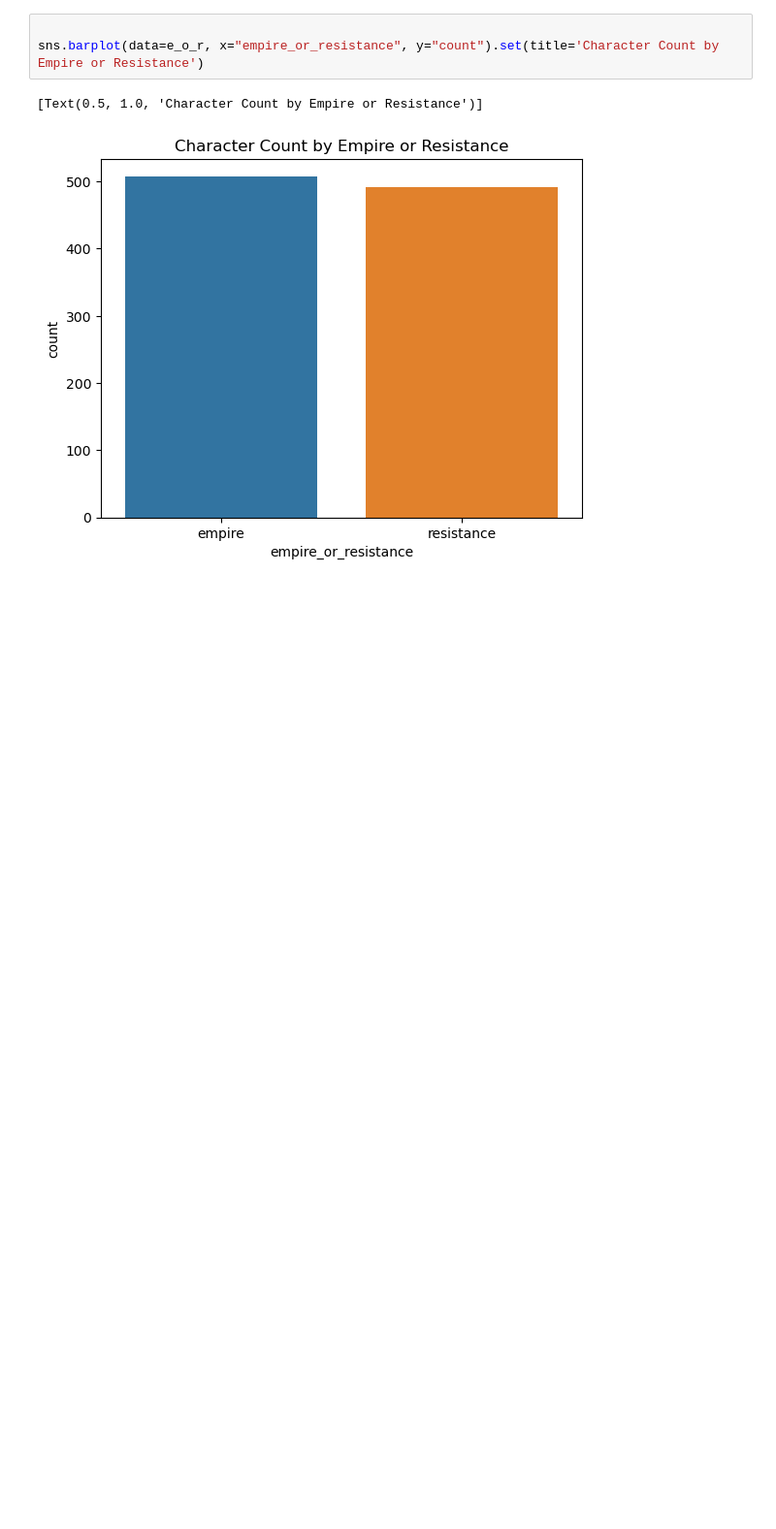
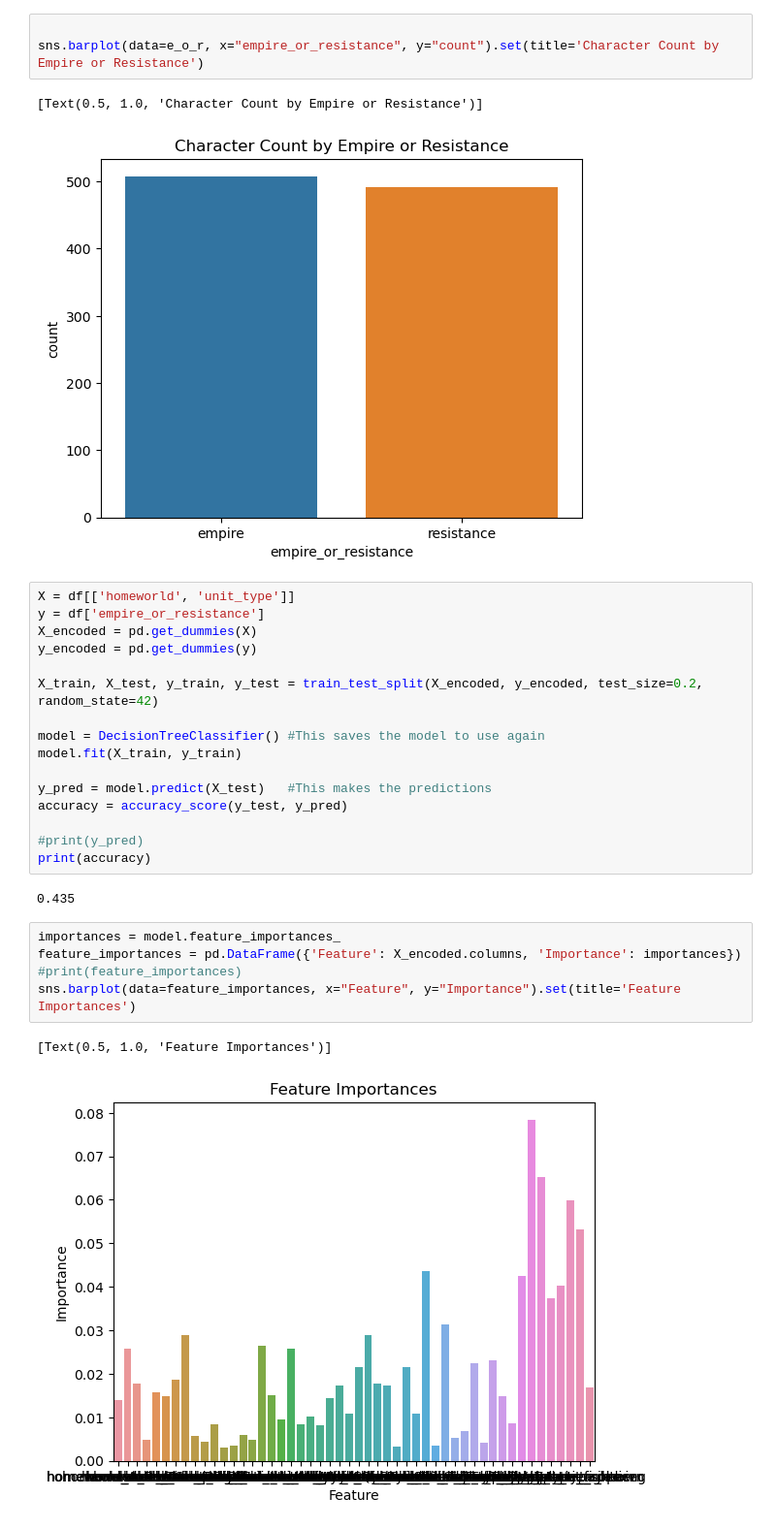
Before and after one commit to rahulkiefer/EDP_Guided_Project_3, a Jupyter notebook: model_creation.ipynb, the cells around one changed output. Shown at 97% size. Saved outputs shown, nothing was run; the diff lists cells and outputs as text; blank space fills up the shorter version.

Commit message:
created model

```diff
--- a/model_creation.ipynb
+++ b/model_creation.ipynb
@@ -99,3 +103,29 @@ sns.barplot(data=e_o_r, x="empire_or_resistance", y="count").set(title='Characte
 # %% [output]
 [Text(0.5, 1.0, 'Character Count by Empire or Resistance')]
 [figure]
+# %%
+X = df[['homeworld', 'unit_type']]
+y = df['empire_or_resistance']
+X_encoded = pd.get_dummies(X)
+y_encoded = pd.get_dummies(y)
+
+X_train, X_test, y_train, y_test = train_test_split(X_encoded, y_encoded, test_size=0.2, random_state=42)
+
+model = DecisionTreeClassifier() #This saves the model to use again
+model.fit(X_train, y_train)
+
+y_pred = model.predict(X_test)   #This makes the predictions
+accuracy = accuracy_score(y_test, y_pred)
+
+#print(y_pred)
+print(accuracy)
+# %% [output]
+0.435
+# %%
+importances = model.feature_importances_
+feature_importances = pd.DataFrame({'Feature': X_encoded.columns, 'Importance': importances})
+#print(feature_importances)
+sns.barplot(data=feature_importances, x="Feature", y="Importance").set(title='Feature Importances')
+# %% [output]
+[Text(0.5, 1.0, 'Feature Importances')]
+[figure, added]
```
Also changed, not shown: parts of 2 cells of this notebook, 1 other file.
